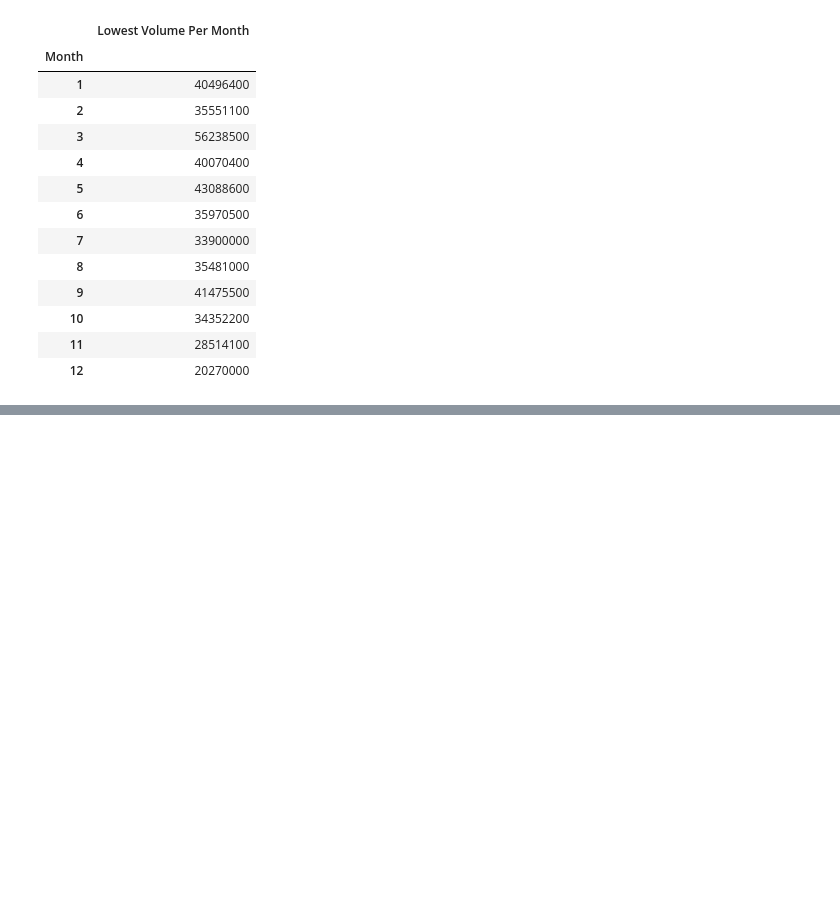
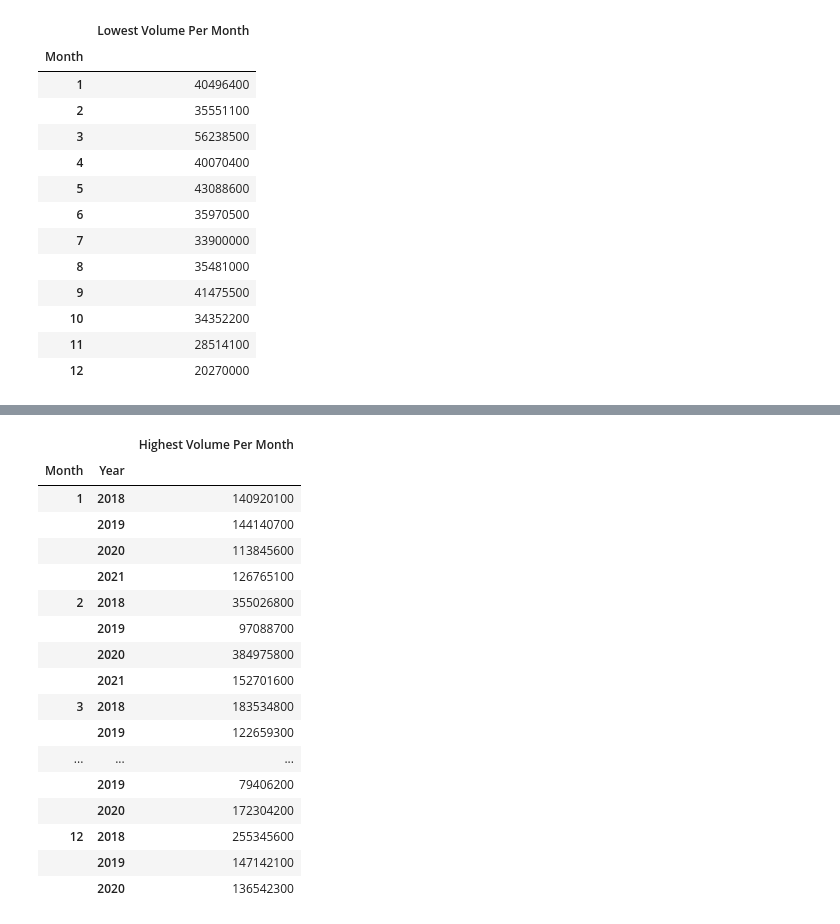
Before and after one commit to wesromero9/Project-1, a Jupyter notebook: spy volume.ipynb, the cells around one changed output, grey strips where cells are left out. Drawn from its saved outputs; the diff is of its cells as text; code cells hidden in the pictures; blank space fills up the shorter version.

Commit message:
Updating Volume notebooks

```diff
--- a/spy volume.ipynb
+++ b/spy volume.ipynb
@@ -108,0 +101,25 @@ max_spy_volume.hvplot.bar(x='Month', y='Volume', xlabel='Month',color="purple",y
+# %%
+# Over the past 4 years, show spy's the highest volume for each month per year
+max_spy_volume = spy.groupby(["Month","Year"]).max()
+max_spy_volume.rename(columns = {"Volume":"Highest Volume Per Month"}, inplace = True)
+max_spy_volume = max_spy_volume.drop(columns = ["Date","Month_Year","month_year"],axis=1)
+max_spy_volume
+# %% [output]
+|  |  | Highest Volume Per Month |
+| Month | Year |  |
+| 1 | 2018 | 140920100 |
+|  | 2019 | 144140700 |
+|  | 2020 | 113845600 |
+|  | 2021 | 126765100 |
+| 2 | 2018 | 355026800 |
+|  | 2019 | 97088700 |
+|  | 2020 | 384975800 |
+|  | 2021 | 152701600 |
+| 3 | 2018 | 183534800 |
+|  | 2019 | 122659300 |
+| ... | ... | ... |
+|  | 2019 | 79406200 |
+|  | 2020 | 172304200 |
+| 12 | 2018 | 255345600 |
+|  | 2019 | 147142100 |
+|  | 2020 | 136542300 |
```
Also changed, not shown: parts of 27 cells of this notebook.
